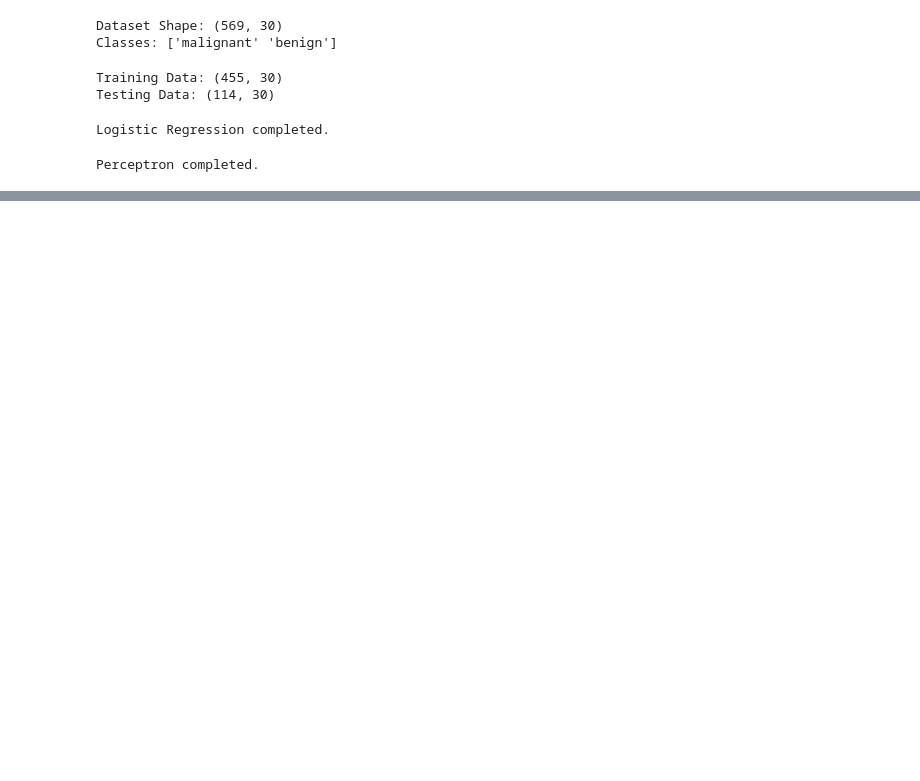
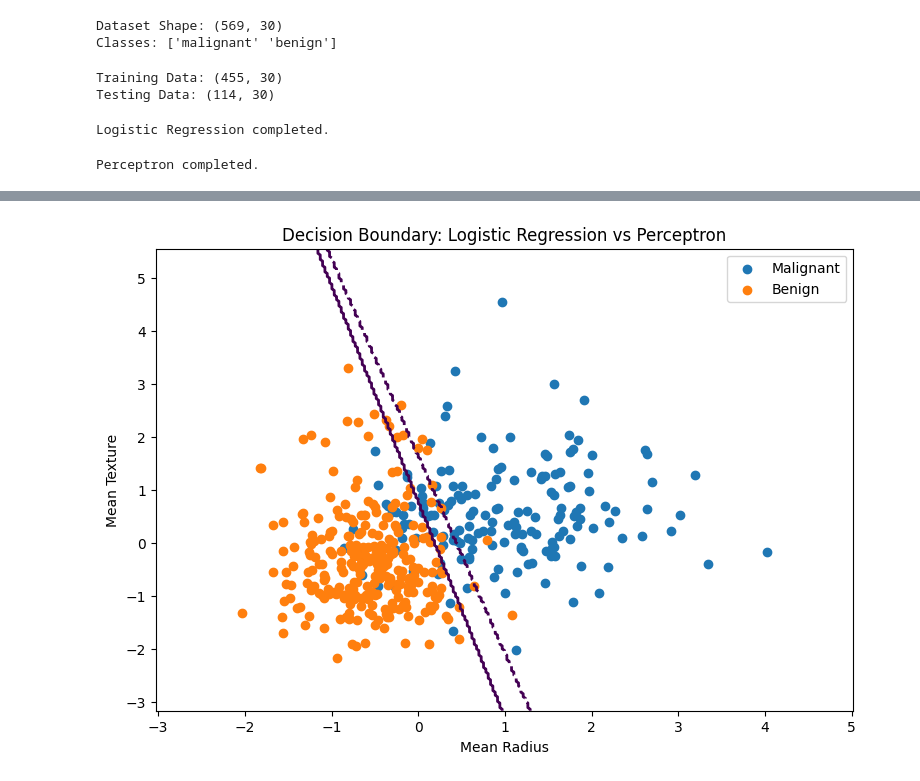
Before and after one commit to karanbisht45/ML-Lab, a Jupyter notebook: logistic_regression_perceptron.ipynb, the cells around one changed output, grey strips where cells are left out. Drawn from its saved outputs; the diff is of its cells as text; code cells hidden in the pictures; blank space fills up the shorter version.

Commit message:
Update Logistic Regression and perceptron implementation

```diff
--- a/logistic_regression_perceptron.ipynb
+++ b/logistic_regression_perceptron.ipynb
@@ -115,0 +153,78 @@ Perceptron completed.
+# %%
+#decision boundary using two features
+X2 = data.data[:, :2]
+
+X2_train, X2_test, y2_train, y2_test = train_test_split(
+    X2, y,
+    test_size=0.2,
+    random_state=42,
+    stratify=y
+)
+
+scaler2 = StandardScaler()
+
+X2_train = scaler2.fit_transform(X2_train)
+
+w_lr2 = logistic_train(X2_train, y2_train)
+w_p2 = perceptron_train(X2_train, y2_train)
+
+#create mesh grid for decision boundary
+
+x_min = X2_train[:, 0].min() - 1
+x_max = X2_train[:, 0].max() + 1
+
+y_min = X2_train[:, 1].min() - 1
+y_max = X2_train[:, 1].max() + 1
+
+xx, yy = np.meshgrid(
+    np.linspace(x_min, x_max, 300),
+    np.linspace(y_min, y_max, 300)
+)
+
+grid = np.c_[xx.ravel(), yy.ravel()]
+
+Z_lr = logistic_predict(grid, w_lr2).reshape(xx.shape)
+
+Z_p = perceptron_predict(grid, w_p2).reshape(xx.shape)
+
+#plot decsion boundary
+
+plt.figure(figsize=(9, 6))
+
+# Data points
+plt.scatter(
+    X2_train[y2_train == 0, 0],
+    X2_train[y2_train == 0, 1],
+    label="Malignant"
+)
+
+plt.scatter(
+    X2_train[y2_train == 1, 0],
+    X2_train[y2_train == 1, 1],
+    label="Benign"
+)
+
+# Logistic Regression boundary
+plt.contour(
+    xx, yy, Z_lr,
+    levels=[0.5],
+    linewidths=2
+)
+
+# Perceptron boundary
+plt.contour(
+    xx, yy, Z_p,
+    levels=[0.5],
+    linewidths=2,
+    linestyles="--"
+)
+
+plt.xlabel("Mean Radius")
+plt.ylabel("Mean Texture")
+
+plt.title("Decision Boundary: Logistic Regression vs Perceptron")
+
+plt.legend()
+plt.show()
+# %% [output]
+[figure, added]
```
Also changed, not shown: parts of 1 cell of this notebook.
